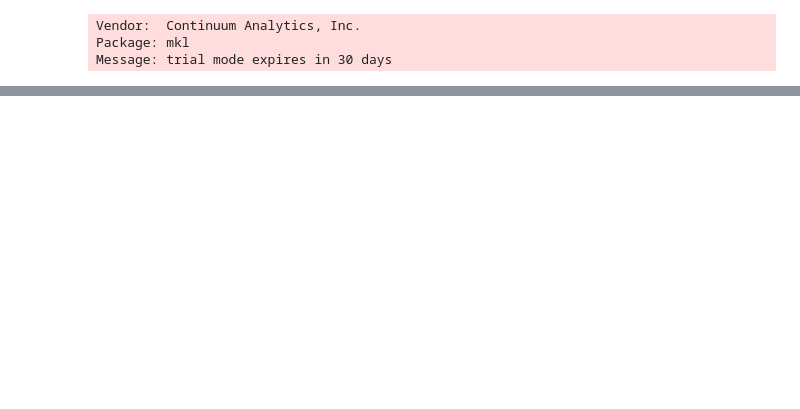
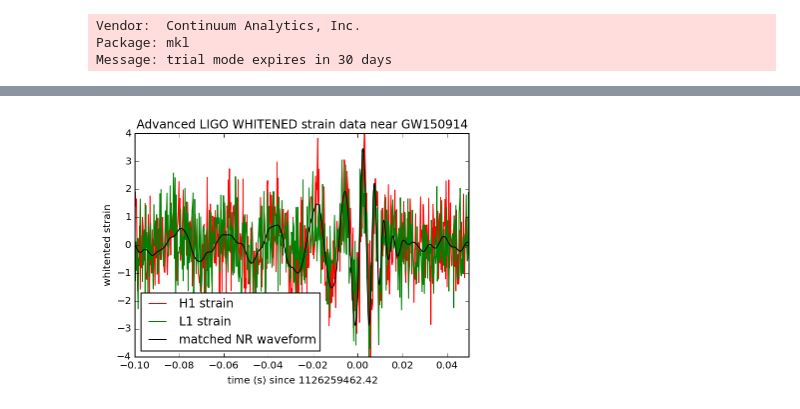
Before and after one commit to MichaelStetner/FilteringDomains, a Jupyter notebook: Scratch.ipynb, the cells around one changed output, grey strips where cells are left out. Drawn from its saved outputs; the diff is of its cells as text; code cells hidden in the pictures; blank space fills up the shorter version.

```diff
--- a/Scratch.ipynb
+++ b/Scratch.ipynb
@@ -74,4 +84,29 @@ def whiten(strain, interp_psd, dt):
 strain_H1_whiten = whiten(strain_H1,psd_H1,dt)
 strain_L1_whiten = whiten(strain_L1,psd_L1,dt)
 NR_H1_whiten = whiten(NR_H1,psd_H1,dt)
+# %%
+# plot the data after whitening:
+# first, shift L1 by 7 ms, and invert. See the GW150914 detection paper for why!
+
+NR_H1_whitenbp     = NR_H1_whiten #FIXME
+strain_L1_whitenbp = strain_L1_whiten #FIXME
+strain_H1_whitenbp = strain_H1_whiten #FIXME
+tevent = 1126259462.422         # Mon Sep 14 09:50:45 GMT 2015
+deltat = 5.                     # seconds around the event
+
+strain_L1_shift = -np.roll(strain_L1_whitenbp,int(0.007*fs))
+
+plt.figure()
+plt.plot(time-tevent,strain_H1_whitenbp,'r',label='H1 strain')
+plt.plot(time-tevent,strain_L1_shift,'g',label='L1 strain')
+plt.plot(NRtime+0.002,NR_H1_whitenbp,'k',label='matched NR waveform')
+plt.xlim([-0.1,0.05])
+plt.ylim([-4,4])
+plt.xlabel('time (s) since '+str(tevent))
+plt.ylabel('whitented strain')
+plt.legend(loc='lower left')
+plt.title('Advanced LIGO WHITENED strain data near GW150914')
+plt.savefig('GW150914_strain_whitened.png')
+# %% [output]
+[figure, added]
 # %%
```
Also changed, not shown: parts of 8 cells of this notebook.
